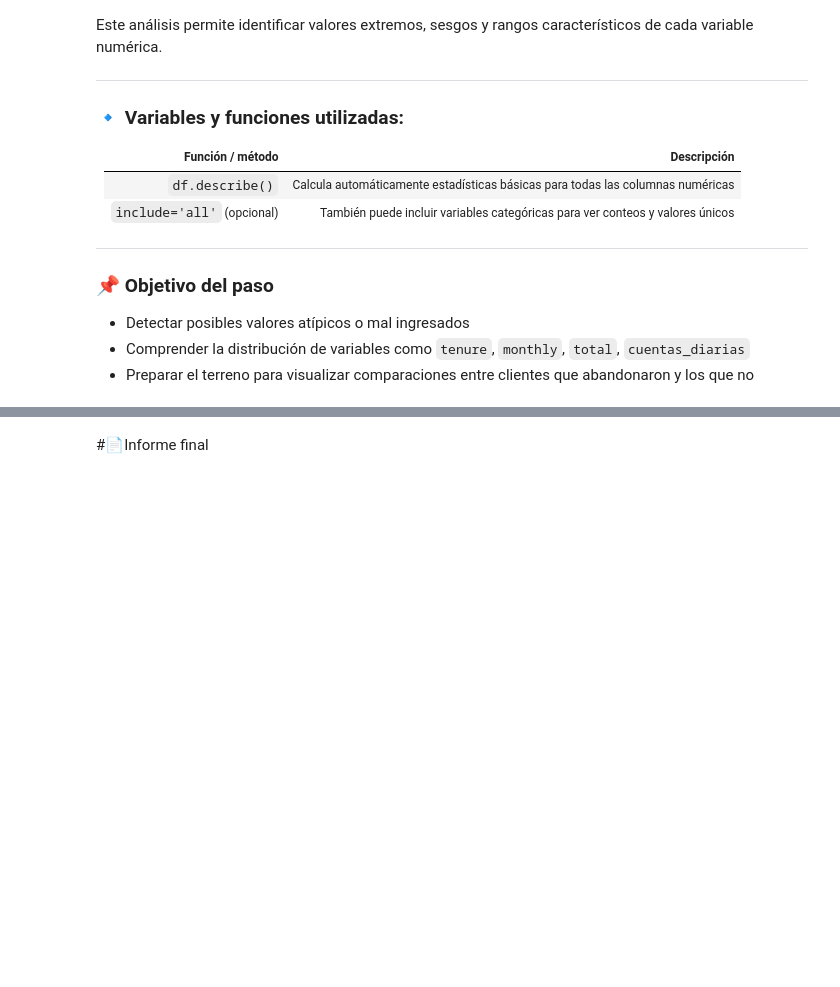
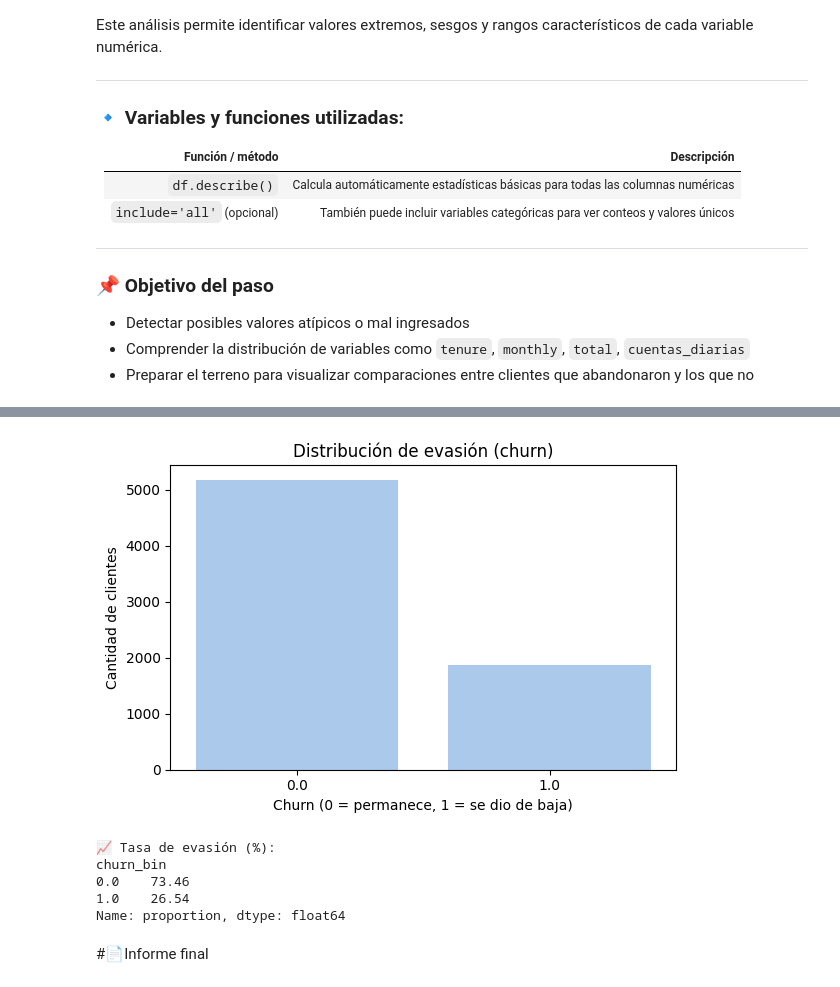
Before and after one commit to JorgeAccardi/cienciadedatos, a Jupyter notebook: TelecomX_LATAM_V3.ipynb, the cells around one changed output, grey strips where cells are left out. Drawn from its saved outputs; the diff is of its cells as text; code cells hidden in the pictures; blank space fills up the shorter version.

```diff
--- a/TelecomX_LATAM_V3.ipynb
+++ b/TelecomX_LATAM_V3.ipynb
@@ -479,2 +483,29 @@ df.describe()
+# %%
+import seaborn as sns
+import matplotlib.pyplot as plt
+
+# Estilo general
+plt.figure(figsize=(6,4))
+sns.set_palette("pastel")
+
+# Gráfico de barras de distribución de churn
+sns.countplot(data=df, x='churn_bin')
+plt.title('Distribución de evasión (churn)')
+plt.xlabel('Churn (0 = permanece, 1 = se dio de baja)')
+plt.ylabel('Cantidad de clientes')
+plt.tight_layout()
+plt.show()
+
+# Porcentajes
+churn_rate = df['churn_bin'].value_counts(normalize=True) * 100
+print("📈 Tasa de evasión (%):")
+print(churn_rate.round(2))
+# %% [output]
+[figure, added]
+📈 Tasa de evasión (%):
+churn_bin
+0.0    73.46
+1.0    26.54
+Name: proportion, dtype: float64
 # %% [markdown]
 #📄Informe final
```
Also changed, not shown: parts of 5 cells of this notebook.
